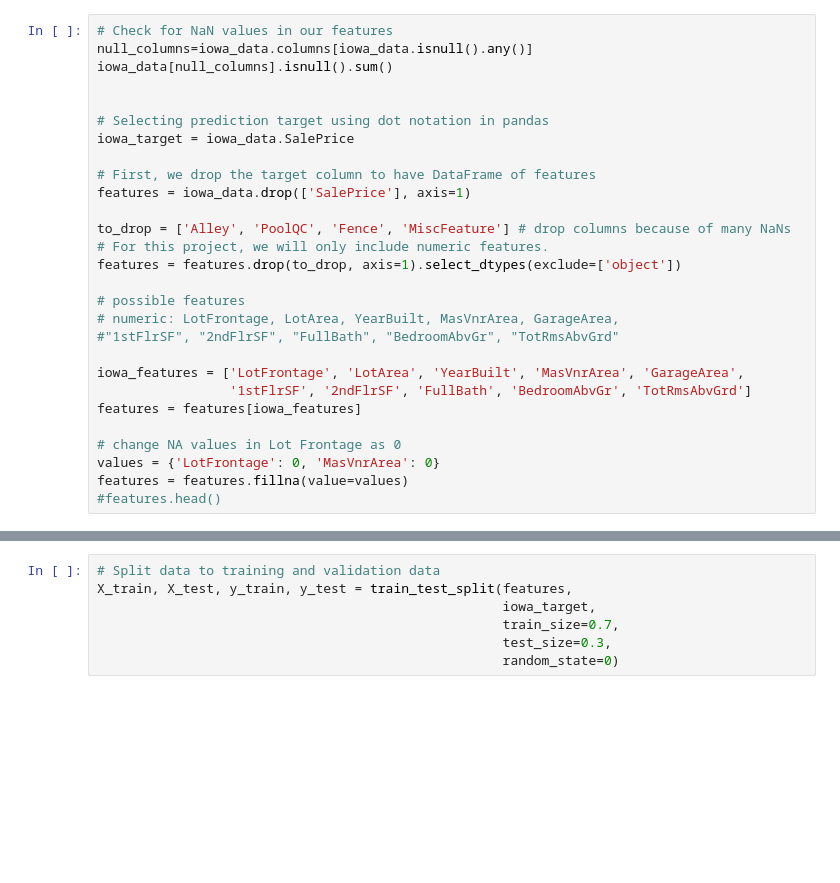
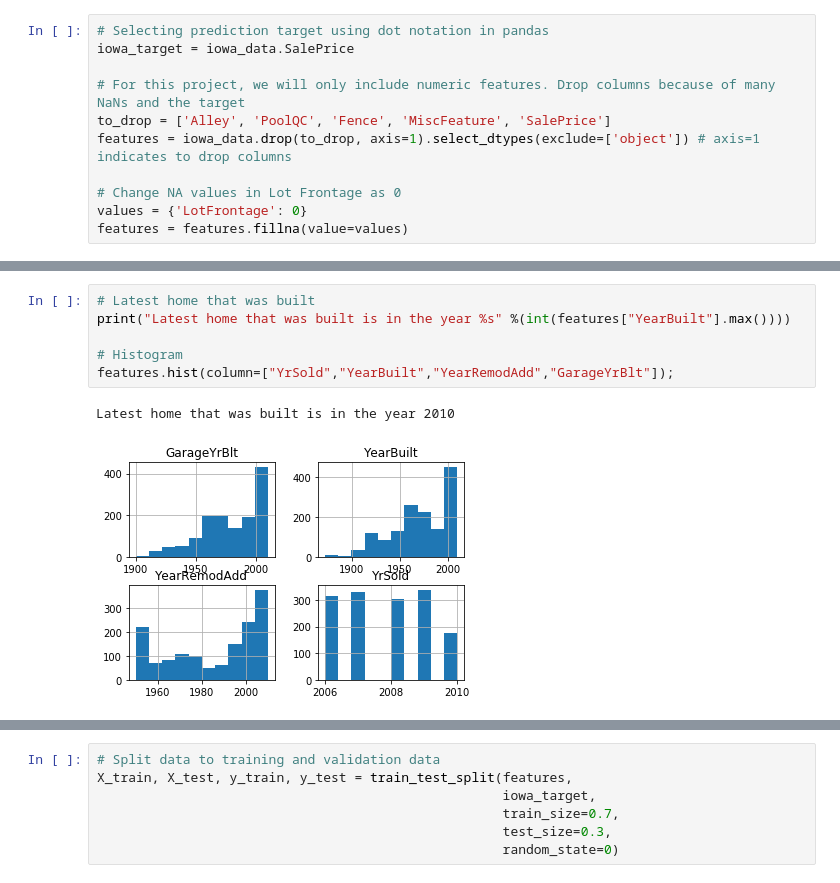
Before and after one commit to robert-abella/ds-portfolio, a Jupyter notebook: iowa-homes/Iowa Home Prices - Decision Tree and Random Forest.ipynb, the cells around one changed output, grey strips where cells are left out. Cells and saved outputs as stored; diff of their text form; blank space fills up the shorter version.

```diff
--- a/iowa-homes/Iowa Home Prices - Decision Tree and Random Forest.ipynb
+++ b/iowa-homes/Iowa Home Prices - Decision Tree and Random Forest.ipynb
@@ -64,28 +92,11 @@ After checking for NaN values in our dataset, we can see that the features: Alle
 # %%
-# Check for NaN values in our features
-null_columns=iowa_data.columns[iowa_data.isnull().any()]
-iowa_data[null_columns].isnull().sum()
-
-
 # Selecting prediction target using dot notation in pandas
 iowa_target = iowa_data.SalePrice
 
-# First, we drop the target column to have DataFrame of features
-features = iowa_data.drop(['SalePrice'], axis=1)
+# For this project, we will only include numeric features. Drop columns because of many NaNs and the target
+to_drop = ['Alley', 'PoolQC', 'Fence', 'MiscFeature', 'SalePrice']
+features = iowa_data.drop(to_drop, axis=1).select_dtypes(exclude=['object']) # axis=1 indicates to drop columns
 
-to_drop = ['Alley', 'PoolQC', 'Fence', 'MiscFeature'] # drop columns because of many NaNs
-# For this project, we will only include numeric features.
-features = features.drop(to_drop, axis=1).select_dtypes(exclude=['object'])
-
-# possible features
-# numeric: LotFrontage, LotArea, YearBuilt, MasVnrArea, GarageArea,
-#"1stFlrSF", "2ndFlrSF", "FullBath", "BedroomAbvGr", "TotRmsAbvGrd"
-
-iowa_features = ['LotFrontage', 'LotArea', 'YearBuilt', 'MasVnrArea', 'GarageArea',
-                 '1stFlrSF', '2ndFlrSF', 'FullBath', 'BedroomAbvGr', 'TotRmsAbvGrd']
-features = features[iowa_features]
-
-# change NA values in Lot Frontage as 0
-values = {'LotFrontage': 0, 'MasVnrArea': 0}
+# Change NA values in Lot Frontage as 0
+values = {'LotFrontage': 0}
 features = features.fillna(value=values)
-#features.head()
@@ -91,0 +108,9 @@ features = features.fillna(value=values)
+# %%
+# Latest home that was built
+print("Latest home that was built is in the year %s" %(int(features["YearBuilt"].max())))
+
+# Histogram
+features.hist(column=["YrSold","YearBuilt","YearRemodAdd","GarageYrBlt"]);
+# %% [output]
+Latest home that was built is in the year 2010
+[figure, added]
```
Also changed, not shown: parts of 24 cells of this notebook, 1 other file.
